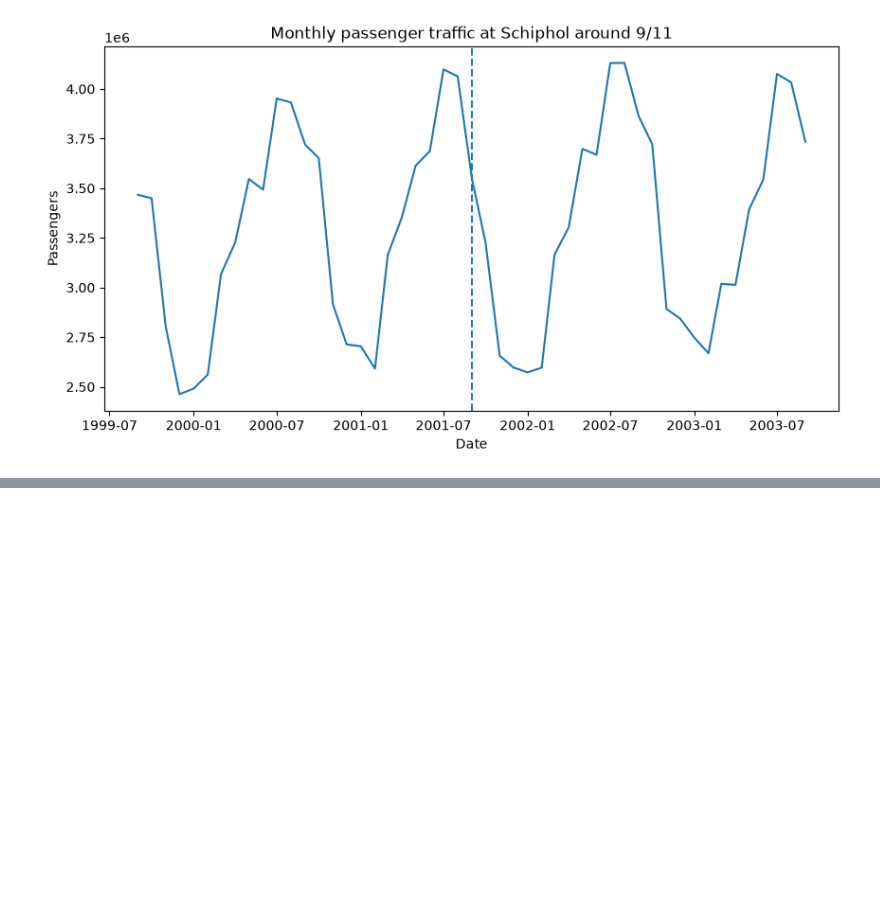
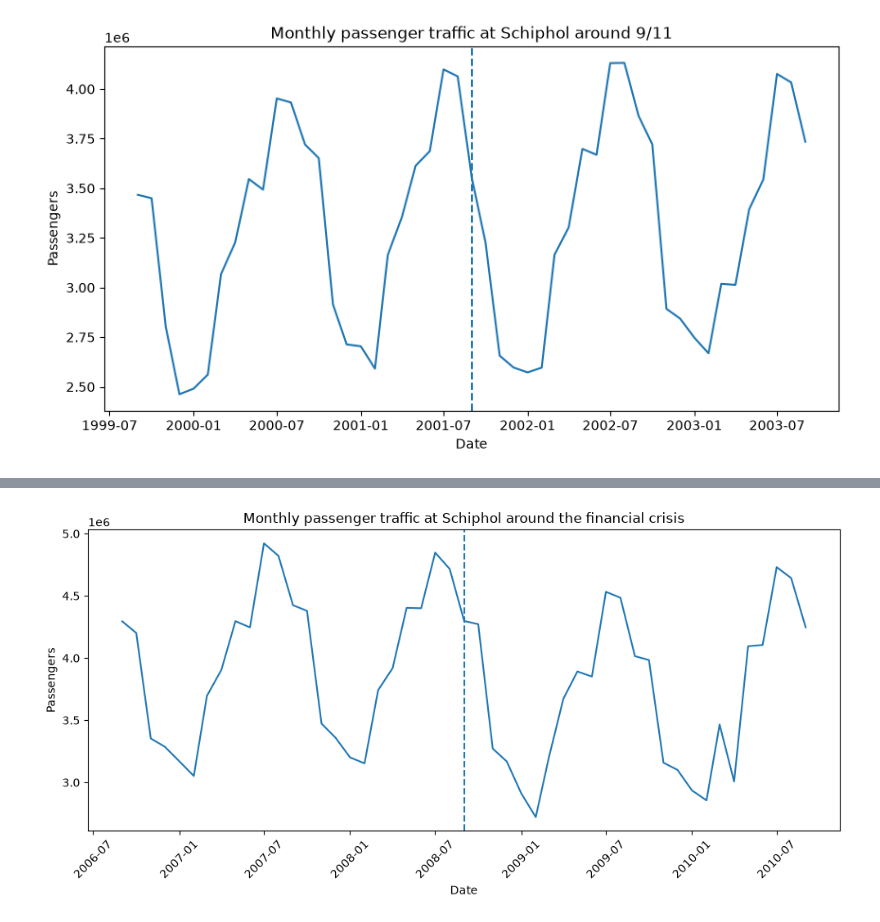
Before and after one commit to TIL6022-Python-Programming/Project_groep11, a Jupyter notebook: intermediate_results_code.ipynb, the cells around one changed output, grey strips where cells are left out. Cells and saved outputs as stored; diff of their text form; code cells hidden in the pictures; blank space fills up the shorter version.

```diff
--- a/intermediate_results_code.ipynb
+++ b/intermediate_results_code.ipynb
@@ -135,0 +189,28 @@ plt.show()
+# %%
+# Monthly passenger graph financial crisis
+# We create an event 'financial crisis' with the corresponding time frame
+event_financial = data[
+    (data['Date'] >= '2006-09-01') &
+    (data['Date'] <= '2010-09-01')
+].copy()
+
+# We plot the financial crisis event
+plt.figure(figsize=(10, 5))
+
+plt.plot(event_financial['Date'], event_financial['Passengers'])
+
+plt.axvline(
+    pd.Timestamp('2008-09-01'),
+    linestyle='--'
+)
+
+plt.xlabel('Date')
+plt.ylabel('Passengers')
+plt.title('Monthly passenger traffic at Schiphol around the financial crisis')
+
+plt.xticks(rotation=45)
+plt.tight_layout()
+
+plt.show()
+# %% [output]
+[figure, added]
```
Also changed, not shown: parts of 10 cells of this notebook.
